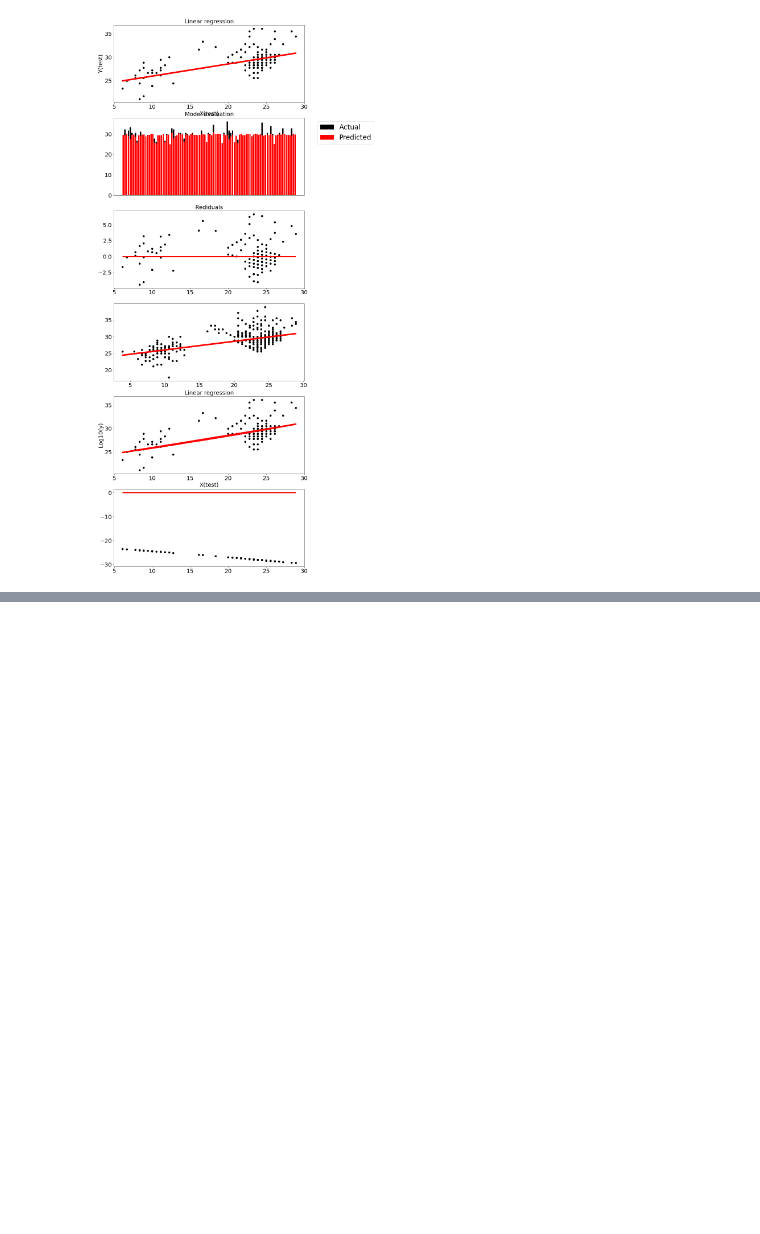
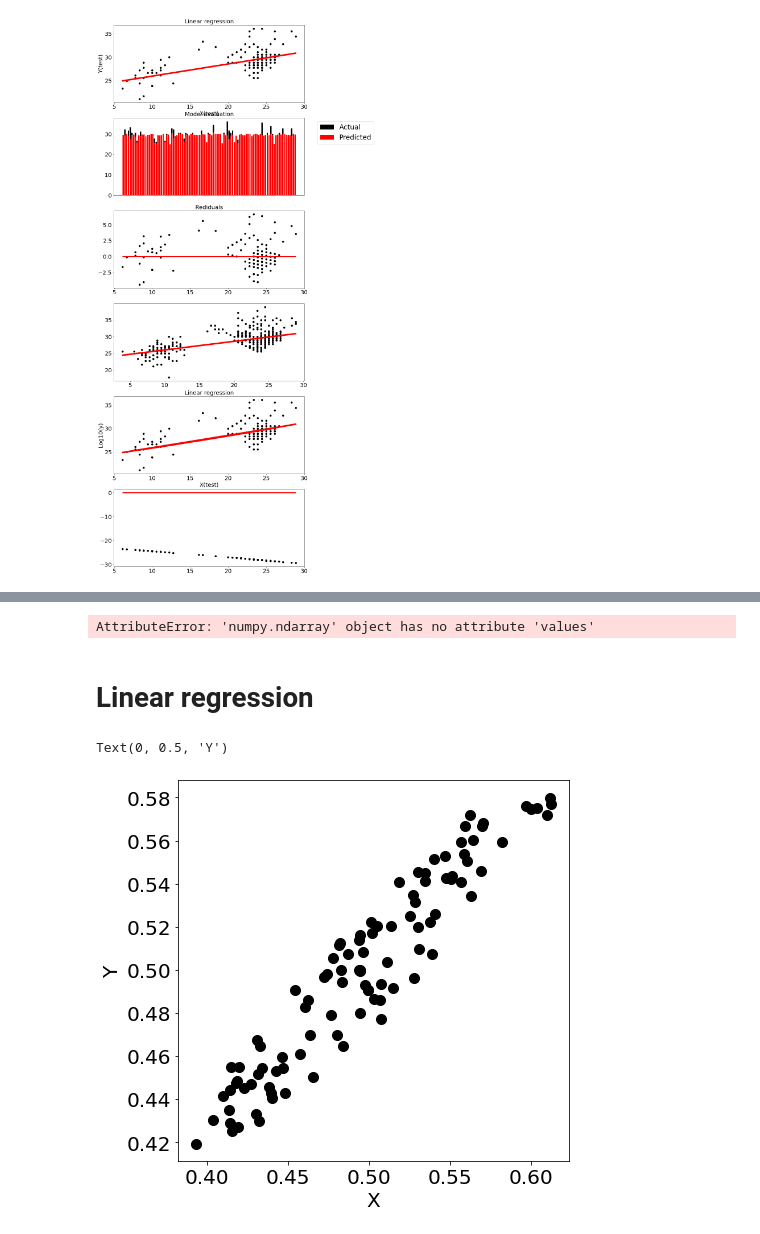
Before and after one commit to nachocodexx/cinvestav-dsc-detercoef, a Jupyter notebook: README.ipynb, the cells around one changed output, grey strips where cells are left out. Drawn from its saved outputs; the diff is of its cells as text; code cells hidden in the pictures; blank space fills up the shorter version.

Commit message:
Logistic Regression [added]

```diff
--- a/README.ipynb
+++ b/README.ipynb
@@ -451,0 +404,45 @@ predict(__X,w)
+# %%
+def crossEntropyLossFn(X,y,w):
+#     z     = np.dot(X,w)
+    z     = X@w
+#     print(z.shape)
+    y_hat = sigmoid(z)
+    pred_0  = y*np.log(y_hat)
+    pred_1  = (1-y)*np.log(1-y_hat)
+    return -np.sum(pred_0+pred_1) / X.shape[0]
+def fit(X,y,**kwargs):
+    lr     = kwargs.get('lr',0.05)
+    epochs = kwargs.get('epochs',100)
+    loss   =[]
+    w      = np.random.rand(X.shape[1])
+    N      = X.shape[0]
+    for i in range(epochs):
+        z     = np.dot(X,w)
+        y_hat = sigmoid(z)
+        w    -= lr * np.dot(X.T,y_hat-y)  / N
+        loss.append(crossEntropyLossFn(X,y,w))
+    return w,loss
+def predict(X,w):
+    z = np.dot(X,w)
+    return [1 if i > 0.5 else 0 for i in sigmoid(z)]
+
+# X
+__X = _X[:,0:2]
+# print(__X.shape,len(__X))
+_w  = np.random.rand(__X.shape[1])
+# print(_w.shape)
+crossEntropyLossFn(__X,y.values,_w)
+# w ,loss = fit(__X,y)
+# predict(__X,w)
+# %% [output]
+AttributeError: 'numpy.ndarray' object has no attribute 'values'
+# %% [markdown]
+# Linear regression
+# %%
+_,ax = plt.subplots(figsize=(7,7))
+ax.scatter(X,y,color="black",s=100)
+ax.set_xlabel("X")
+ax.set_ylabel("Y")
+# %% [output]
+Text(0, 0.5, 'Y')
+[figure, added]
```
Also changed, not shown: parts of 25 cells of this notebook.
